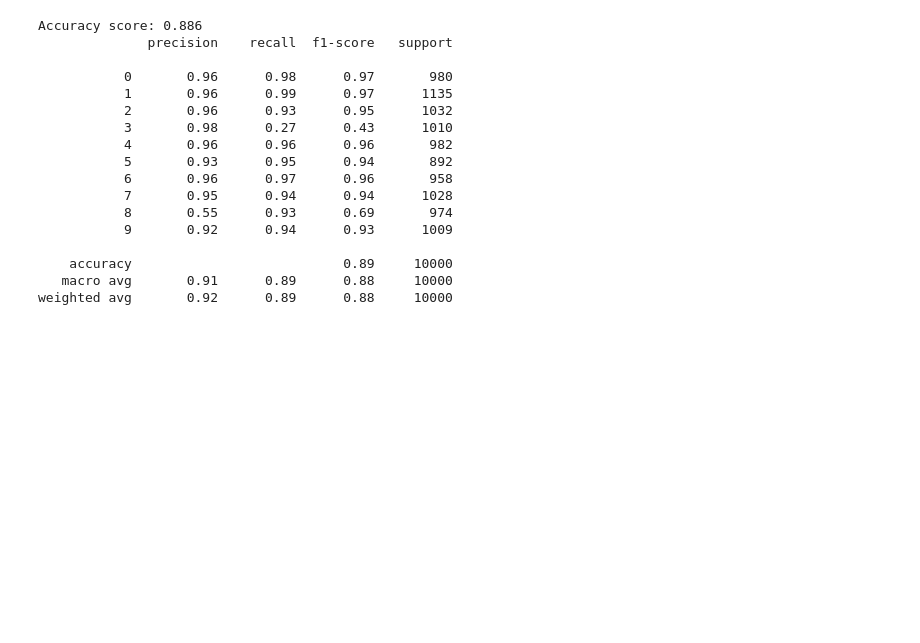
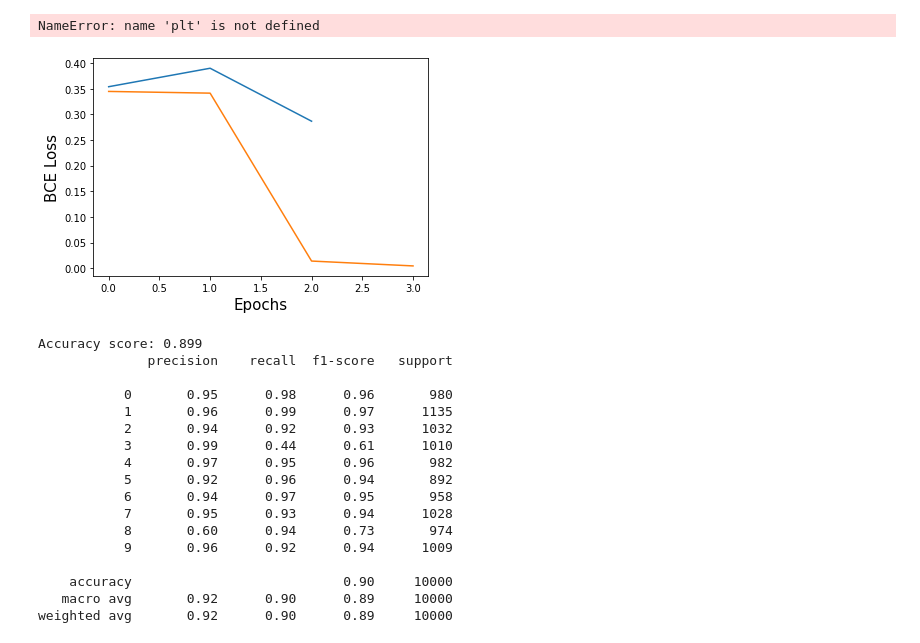
Before and after one commit to nikosgalanis/data-poisoning-defense-fl, a Jupyter notebook: Central_ML_testing/Central_ML_testing.ipynb, the cells around one changed output. Saved outputs shown, nothing was run; the diff lists cells and outputs as text; code cells hidden in the pictures; blank space fills up the shorter version.

Commit message:
convverted to train mutliple models + with gpu

```diff
--- a/Central_ML_testing/Central_ML_testing.ipynb
+++ b/Central_ML_testing/Central_ML_testing.ipynb
@@ -56,3 +63,43 @@ Extracting ./data/MNIST/raw/t10k-labels-idx1-ubyte.gz to ./data/MNIST/raw
+# %%
+model_losses = {}
+for model in models:
+    # perform the label-flipping
+    trainset = generate_malicious_dataset(trainset, model['mal_percentage'], model['target_honest'], model['target_malicious'])
+    # load it to the trainloader for training
+    trainloader = torch.utils.data.DataLoader(trainset, batch_size=32, shuffle=True, num_workers=2)
+
+
+    cnn = SimpleCNN(model['hidden_neurons'], model['drop_rate'])
+    criterion = nn.CrossEntropyLoss()
+    optimizer = optim.SGD(cnn.parameters(), lr=model['learning_rate'], momentum=0.9)
+
+    # Train the network
+    loss = []
+    for epoch in range(model['epochs']):  # loop over the dataset multiple times
+        epoch_loss, precision, recall, f1_score = train_epoch(optimizer, cnn, trainloader, criterion)
+        loss.append(epoch_loss)
+        # print("Epoch: ", epoch, " loss: ", round(epoch_loss,4), " precision: ", round(precision, 4), " recall: ", round(recall, 4), " f1_score ", round(f1_score, 4))
+        # loss.append(epoch_loss.item())
+    model_losses[model['name']] = loss
+
+
+for model_name in model_losses:
+    plt.plot(model_losses[model_name], label=model_name)
+
+plt.xlabel("Epochs", fontsize=15)
+plt.ylabel("BCE Loss", fontsize=15)
+plt.show()
+# %% [output]
+NameError: name 'plt' is not defined
+# %%
+for model_name in model_losses:
+    plt.plot(model_losses[model_name], label=model_name)
+
+plt.xlabel("Epochs", fontsize=15)
+plt.ylabel("BCE Loss", fontsize=15)
+plt.show()
+# %% [output]
+[figure, added]
 # %%
 # Instantiate the network and the optimizer
 model = SimpleCNN(hidden_neurons, drop_rate)
@@ -96,34 +121,25 @@ testloader = torch.utils.data.DataLoader(testset, batch_size=128,
                                          shuffle=False, num_workers=2)
 
 # Test the network and print the classification report
-true_labels = []
-pred_labels = []
-
-with torch.no_grad():
-    for data in testloader:
-        images, labels = data
-        outputs = model(images)
-        _, predicted = torch.max(outputs.data, 1)
-        true_labels += labels.tolist()
-        pred_labels += predicted.tolist()
+true_labels, pred_labels = predict_test(model, testloader)
 
 print("Accuracy score: {}".format(round(accuracy_score(pred_labels,true_labels),3)))
 print(classification_report(true_labels, pred_labels))
 # %% [output]
-Accuracy score: 0.886
+Accuracy score: 0.899
               precision    recall  f1-score   support
 
-           0       0.96      0.98      0.97       980
+           0       0.95      0.98      0.96       980
            1       0.96      0.99      0.97      1135
-           2       0.96      0.93      0.95      1032
-           3       0.98      0.27      0.43      1010
-           4       0.96      0.96      0.96       982
-           5       0.93      0.95      0.94       892
-           6       0.96      0.97      0.96       958
-           7       0.95      0.94      0.94      1028
-           8       0.55      0.93      0.69       974
-           9       0.92      0.94      0.93      1009
+           2       0.94      0.92      0.93      1032
+           3       0.99      0.44      0.61      1010
+           4       0.97      0.95      0.96       982
+           5       0.92      0.96      0.94       892
+           6       0.94      0.97      0.95       958
+           7       0.95      0.93      0.94      1028
+           8       0.60      0.94      0.73       974
+           9       0.96      0.92      0.94      1009
 
-    accuracy                           0.89     10000
-   macro avg       0.91      0.89      0.88     10000
-weighted avg       0.92      0.89      0.88     10000
+    accuracy                           0.90     10000
+   macro avg       0.92      0.90      0.89     10000
+weighted avg       0.92      0.90      0.89     10000
```
Also changed, not shown: parts of 8 cells of this notebook, 2 other files.
